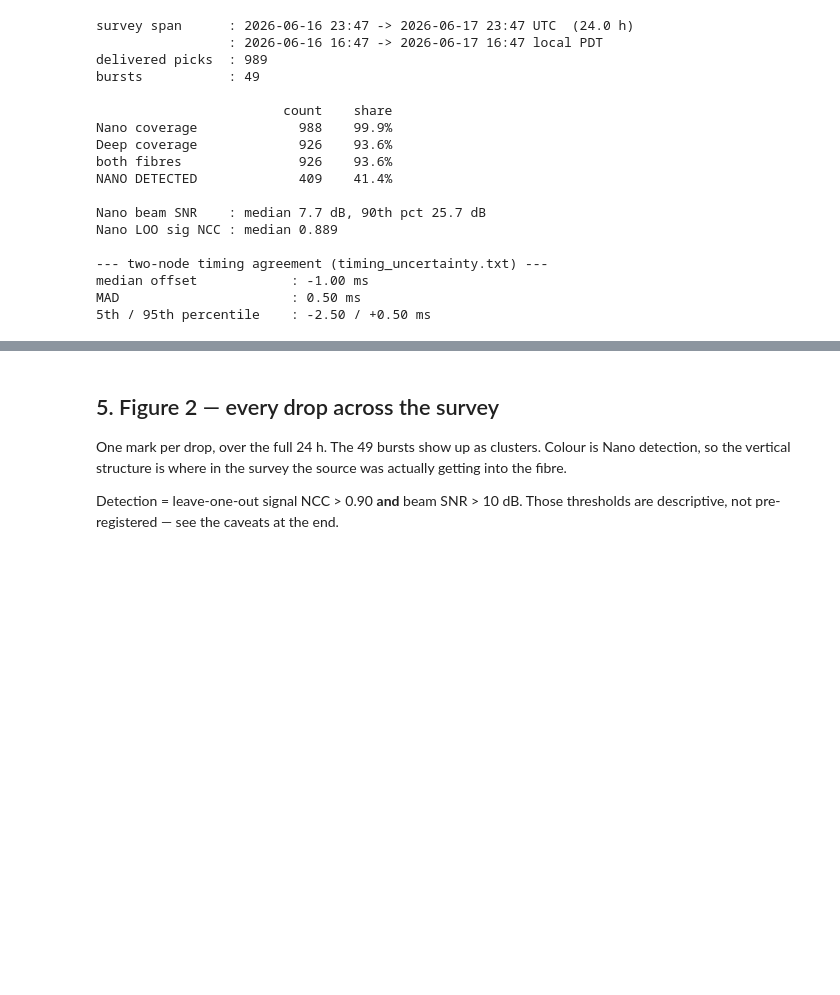
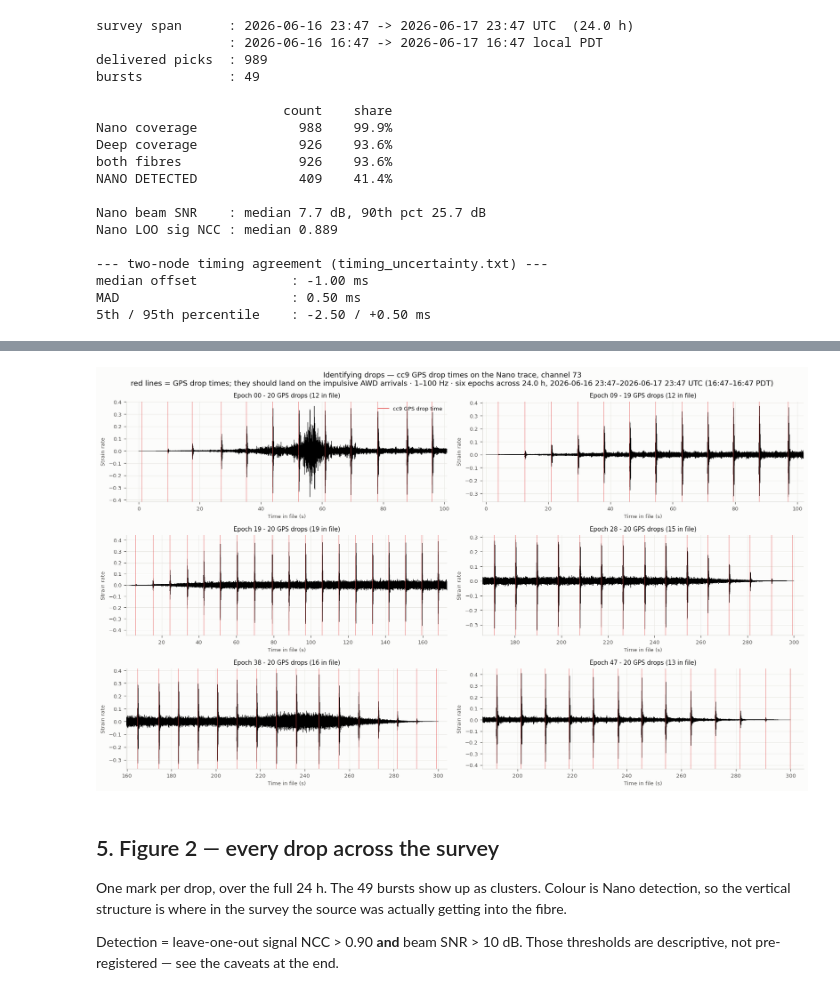
Before and after one commit to nataliaberrios/safod-das, a Jupyter notebook: notebooks/awd_clean/drop_catalog/AWD_drop_catalog.ipynb, the cells around one changed output, grey strips where cells are left out. Drawn from its saved outputs; the diff is of its cells as text; code cells hidden in the pictures; blank space fills up the shorter version.

```diff
--- a/notebooks/awd_clean/drop_catalog/AWD_drop_catalog.ipynb
+++ b/notebooks/awd_clean/drop_catalog/AWD_drop_catalog.ipynb
@@ -249,3 +193,53 @@ plt.show()
+# %%
+BT = HERE / "burst_timeseries.npz"
+if REBUILD_PRODUCTS or not BT.exists():
+    print("extracting the epoch traces from $OAK ...")
+    r = subprocess.run([sys.executable, str(HERE / "build_burst_timeseries.py")],
+                       capture_output=True, text=True, env=os.environ)
+    print(r.stdout[-1800:] or r.stderr[-1800:])
+    if r.returncode != 0:
+        raise RuntimeError("build_burst_timeseries.py failed -- see above")
+
+from matplotlib.lines import Line2D
+
+bz = np.load(BT, allow_pickle=True)
+eps = list(bz["bursts"])
+ch = int(bz["ch_detect"])
+band = bz["band_hz"]
+pad = float(bz["pad_s"])
+
+fig, axes = plt.subplots(3, 2, figsize=(15, 9))
+for ax, ep in zip(axes.flat, eps):
+    t = bz[f"b{ep}_t_file"]
+    tr = bz[f"b{ep}_trace"]
+    rel = bz[f"b{ep}_drop_in_file"]
+    n_gps = int(bz[f"b{ep}_n_gps"])
+
+    ax.plot(t, tr, "k", lw=0.4, zorder=3)
+    for r_ in rel:
+        ax.axvline(r_, color=RED, lw=0.7, alpha=0.7, zorder=4)
+    ax.set_xlim(rel.min() - pad, rel.max() + pad)
+    ax.set_title(f"Epoch {int(ep):02d} - {n_gps} GPS drops ({rel.size} in file)",
+                 fontsize=9, color=INK)
+    ax.set_xlabel("Time in file (s)", fontsize=8)
+    ax.set_ylabel("Strain rate", fontsize=8)
+    ax.tick_params(labelsize=8)
+
+for ax in axes.flat[len(eps):]:
+    ax.set_visible(False)
+
+axes.flat[0].legend([Line2D([0], [0], color=RED, lw=1)], ["cc9 GPS drop time"],
+                    fontsize=8, loc="upper right")
+fig.suptitle(
+    f"Identifying drops — cc9 GPS drop times on the Nano trace, channel {ch}\n"
+    f"red lines = GPS drop times; they should land on the impulsive AWD arrivals · "
+    f"{band[0]:.0f}–{band[1]:.0f} Hz · six epochs across 24.0 h, "
+    f"2026-06-16 23:47–2026-06-17 23:47 UTC (16:47–16:47 PDT)",
+    fontsize=11, color=INK)
+plt.tight_layout()
+plt.show()
+# %% [output]
+[figure, added]
 # %% [markdown]
 ## 5. Figure 2 — every drop across the survey
 
```
Also changed, not shown: parts of 3 cells of this notebook, 3 other files.
